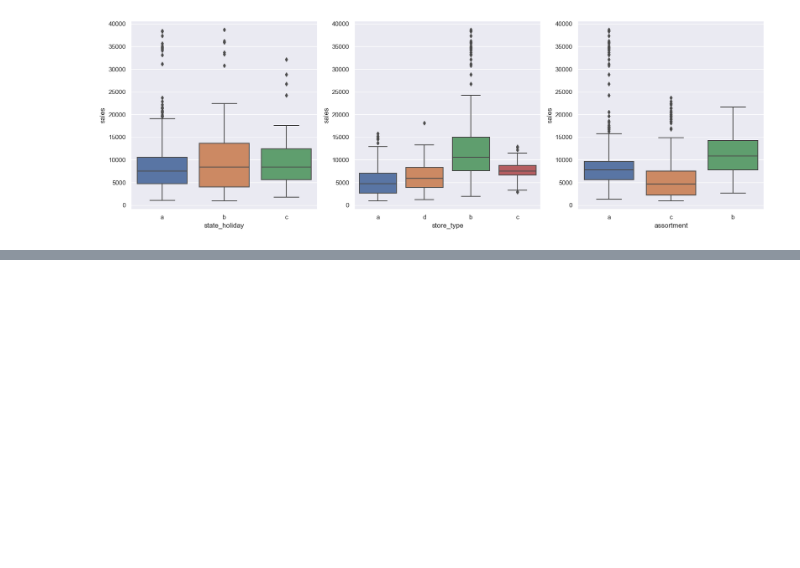
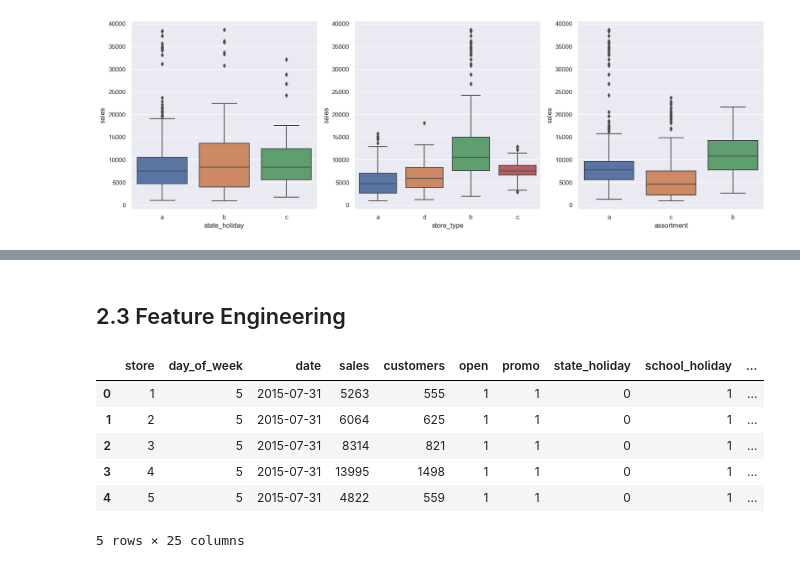
Before and after one commit to PedroPauloMR/ds_em_producao, a Jupyter notebook: main.ipynb, the cells around one changed output, grey strips where cells are left out. Cells and saved outputs as stored; diff of their text form; code cells hidden in the pictures; blank space fills up the shorter version.

```diff
--- a/main.ipynb
+++ b/main.ipynb
@@ -256,0 +341,47 @@ plt.show()
+# %% [markdown]
+## 2.3 Feature Engineering
+# %%
+# year
+df1['year'] = df1['date'].dt.year
+
+# month
+df1['month'] = df1['date'].dt.month
+
+#day
+df1['day'] = df1['date'].dt.day
+
+# week of year
+df1['week_of_year'] = df1['date'].dt.weekofyear
+
+# year week
+df1['year_week'] = df1['date'].dt.strftime('%Y-%W')
+
+
+# competition since
+df1['competition_since'] = df1.apply(lambda x: datetime.datetime(year = x['competition_open_since_year'], month =  x['competition_open_since_month'], day = 1), axis = 1)
+df1['competition_time_month'] = ((df1['date'] - df1['competition_since']) / 30).apply(lambda x: x.days).astype('int64')
+
+# promo since
+df1['promo_since'] = df1['promo2_since_year'].astype(str) + '-' + df1['promo2_since_week'].astype(str)
+df1['promo_since'] = df1['promo_since'].apply(lambda x: datetime.datetime.strptime(x + '-1', '%Y-%W-%w') - datetime.timedelta(days = 7))
+
+df1['promo_time_week'] = ((df1['date'] - df1['promo_since']) / 7).apply(lambda x: x.days).astype('int64')
+
+#assortment
+df1['assortment'] = df1['assortment'].apply(lambda x: 'basic' if x == 'a' else 'extra' if x == 'b' else 'extended')
+
+#state holiday
+df1['state_holiday'] = df1['state_holiday'].apply(lambda x: 'public_holiday' if x == 'a' else
+                                                            'easter_holiday' if x == 'b' else
+                                                            'christmas' if x == 'c' else
+                                                            'regular_day')
+# %%
+df1.head()
+# %% [output]
+|  | store | day_of_week | date | sales | customers | open | promo | state_holiday | school_holiday | ... |
+| 0 | 1 | 5 | 2015-07-31 | 5263 | 555 | 1 | 1 | 0 | 1 | ... |
+| 1 | 2 | 5 | 2015-07-31 | 6064 | 625 | 1 | 1 | 0 | 1 | ... |
+| 2 | 3 | 5 | 2015-07-31 | 8314 | 821 | 1 | 1 | 0 | 1 | ... |
+| 3 | 4 | 5 | 2015-07-31 | 13995 | 1498 | 1 | 1 | 0 | 1 | ... |
+| 4 | 5 | 5 | 2015-07-31 | 4822 | 559 | 1 | 1 | 0 | 1 | ... |
+5 rows × 25 columns
```
Also changed, not shown: parts of 13 cells of this notebook, 1 other file.
